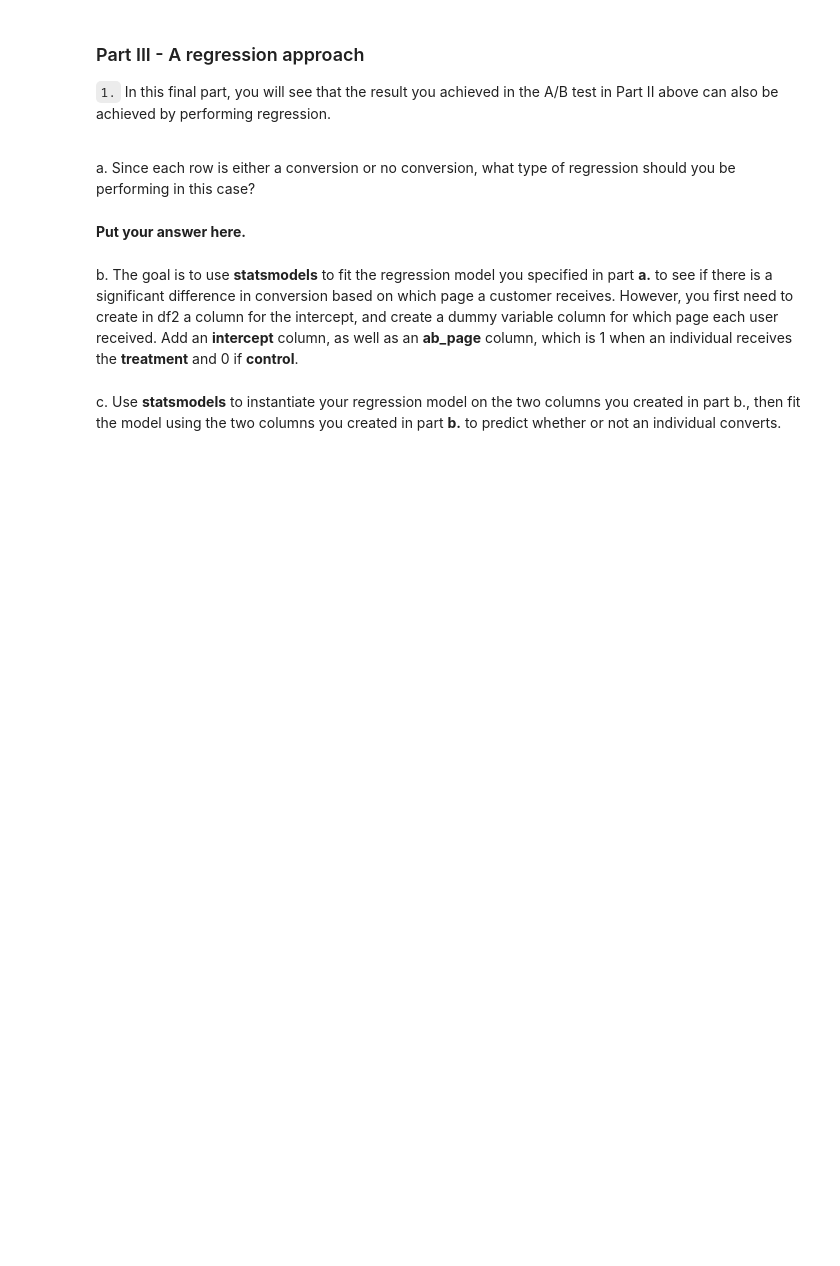
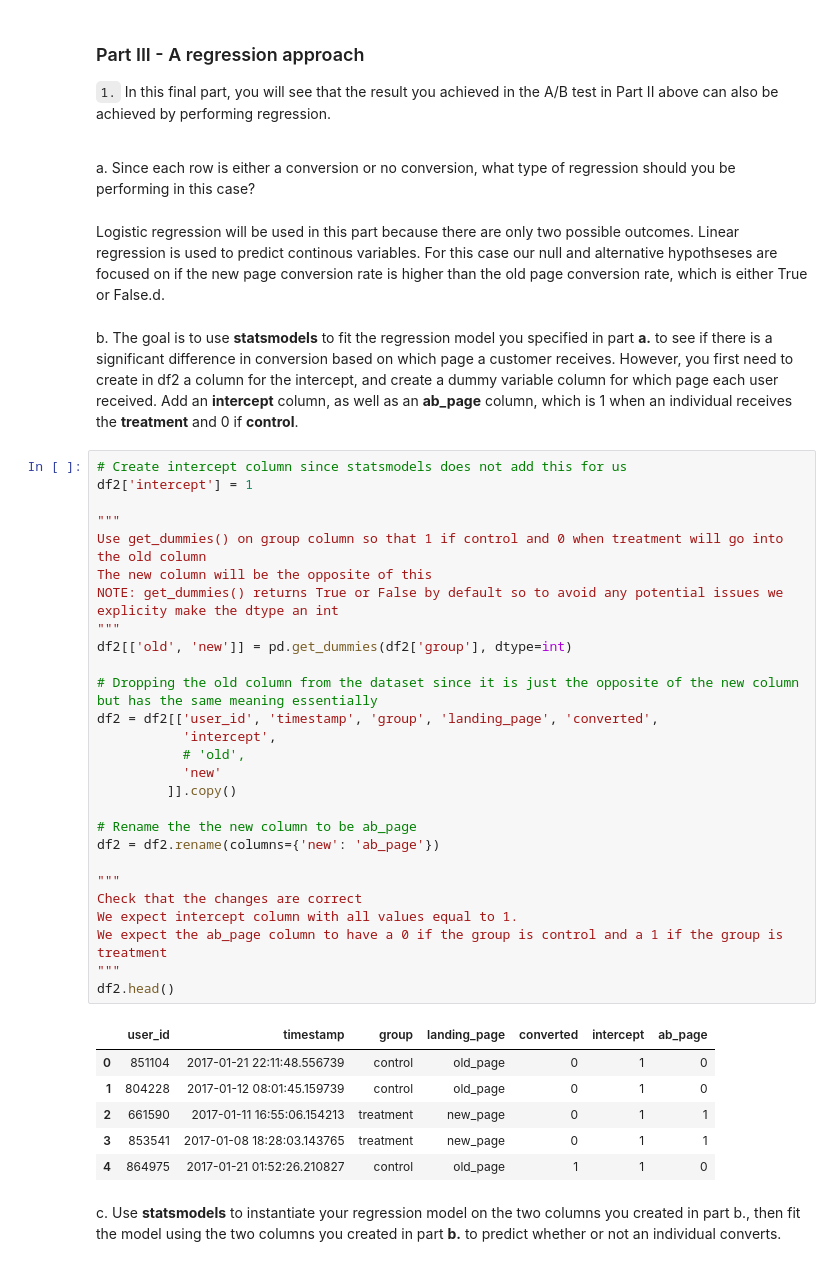
Before and after one commit to davidblackwelder/analyze-ab-test-results, a Jupyter notebook: Analyze_ab_test_results_notebook.ipynb, the cells around one changed output. Saved outputs shown, nothing was run; the diff lists cells and outputs as text; blank space fills up the shorter version.

```diff
--- a/Analyze_ab_test_results_notebook.ipynb
+++ b/Analyze_ab_test_results_notebook.ipynb
@@ -337,9 +344,43 @@ The z-score represents how the observed value relates to the mean of the null an
 `1.` In this final part, you will see that the result you achieved in the A/B test in Part II above can also be achieved by performing regression.<br><br>
 
 a. Since each row is either a conversion or no conversion, what type of regression should you be performing in this case?
-# %% [markdown]
-**Put your answer here.**
+# %% [markdown]
+Logistic regression will be used in this part because there are only two possible outcomes. Linear regression is used to predict continous variables. For this case our null and alternative hypothseses are focused on if the new page conversion rate is higher than the old page conversion rate, which is either True or False.d.
 # %% [markdown]
 b. The goal is to use **statsmodels** to fit the regression model you specified in part **a.** to see if there is a significant difference in conversion based on which page a customer receives. However, you first need to create in df2 a column for the intercept, and create a dummy variable column for which page each user received.  Add an **intercept** column, as well as an **ab_page** column, which is 1 when an individual receives the **treatment** and 0 if **control**.
+# %%
+# Create intercept column since statsmodels does not add this for us
+df2['intercept'] = 1
+
+"""
+Use get_dummies() on group column so that 1 if control and 0 when treatment will go into the old column
+The new column will be the opposite of this
+NOTE: get_dummies() returns True or False by default so to avoid any potential issues we explicity make the dtype an int
+"""
+df2[['old', 'new']] = pd.get_dummies(df2['group'], dtype=int)
+
+# Dropping the old column from the dataset since it is just the opposite of the new column but has the same meaning essentially
+df2 = df2[['user_id', 'timestamp', 'group', 'landing_page', 'converted',
+           'intercept',
+           # 'old',
+           'new'
+         ]].copy()
+
+# Rename the the new column to be ab_page
+df2 = df2.rename(columns={'new': 'ab_page'})
+
+"""
+Check that the changes are correct
+We expect intercept column with all values equal to 1.
+We expect the ab_page column to have a 0 if the group is control and a 1 if the group is treatment
+"""
+df2.head()
+# %% [output]
+|  | user_id | timestamp | group | landing_page | converted | intercept | ab_page |
+| 0 | 851104 | 2017-01-21 22:11:48.556739 | control | old_page | 0 | 1 | 0 |
+| 1 | 804228 | 2017-01-12 08:01:45.159739 | control | old_page | 0 | 1 | 0 |
+| 2 | 661590 | 2017-01-11 16:55:06.154213 | treatment | new_page | 0 | 1 | 1 |
+| 3 | 853541 | 2017-01-08 18:28:03.143765 | treatment | new_page | 0 | 1 | 1 |
+| 4 | 864975 | 2017-01-21 01:52:26.210827 | control | old_page | 1 | 1 | 0 |
 # %% [markdown]
 c. Use **statsmodels** to instantiate your regression model on the two columns you created in part b., then fit the model using the two columns you created in part **b.** to predict whether or not an individual converts.
```
Also changed, not shown: parts of 26 cells of this notebook.
